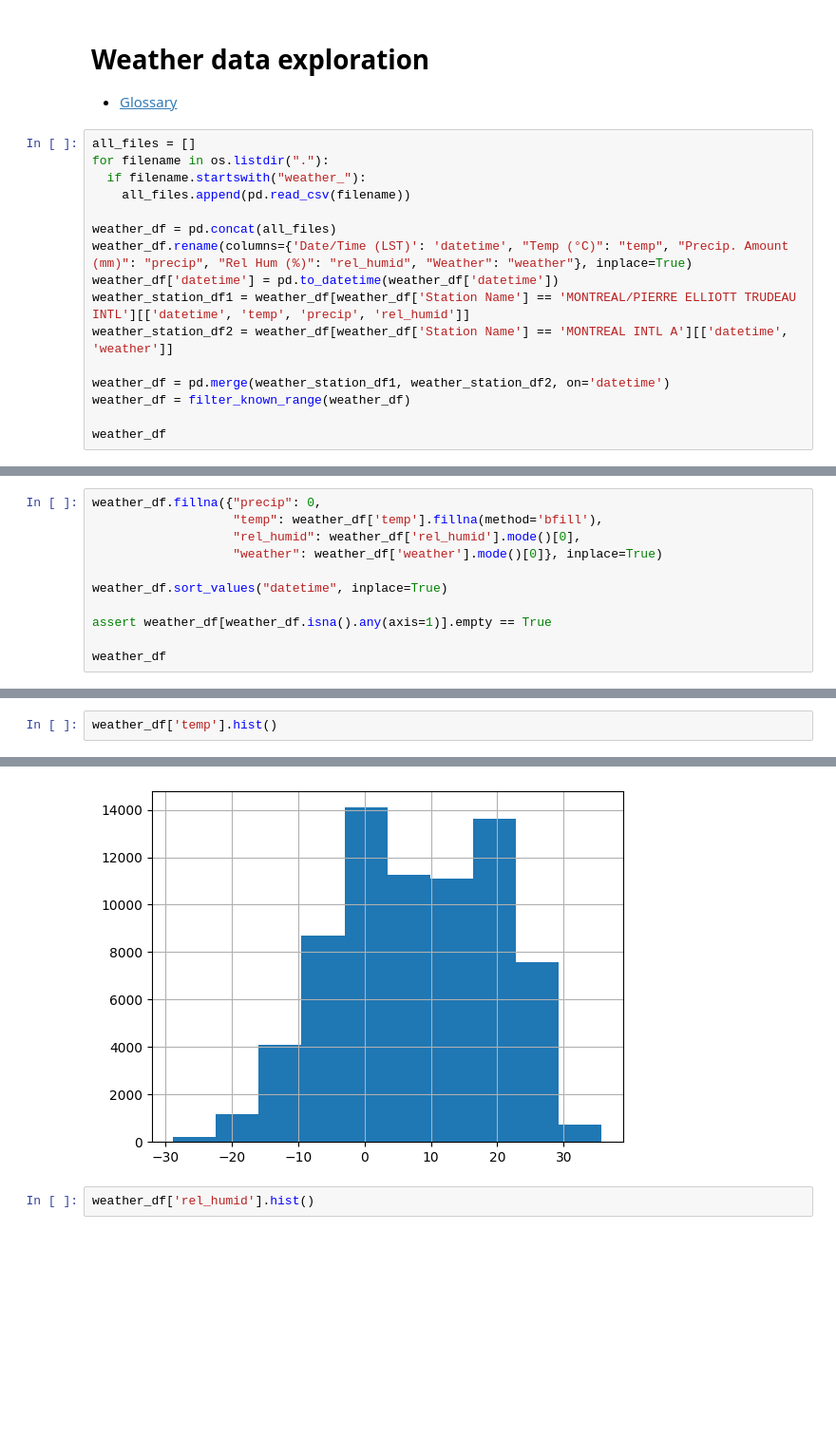
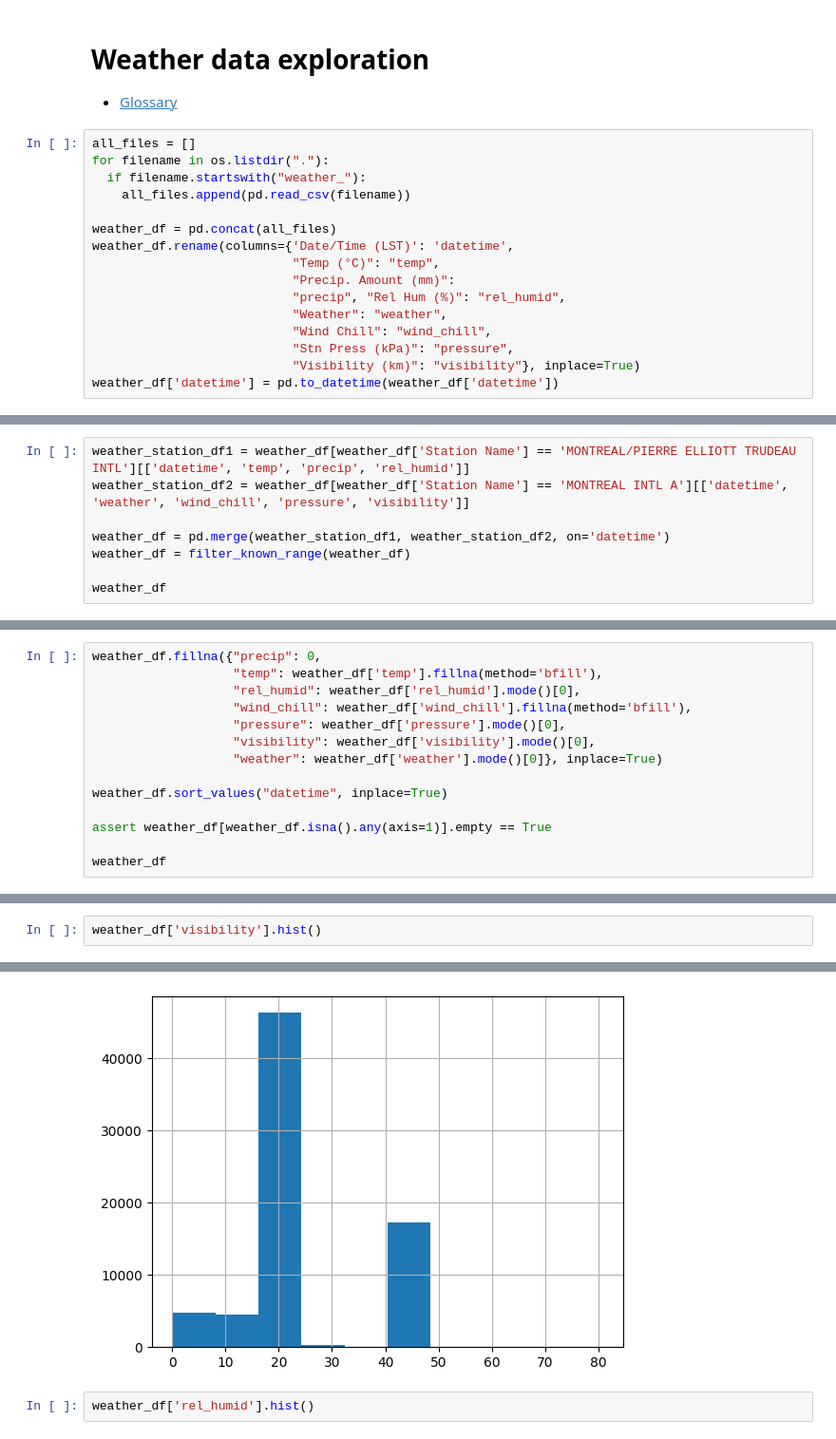
Before and after one commit to Magellol/montreal-aqi-predictions, a Jupyter notebook: index.ipynb, the cells around one changed output, grey strips where cells are left out. Shown at 95% size. Saved outputs shown, nothing was run; the diff lists cells and outputs as text; blank space fills up the shorter version.

```diff
--- a/index.ipynb
+++ b/index.ipynb
@@ -165,12 +162,12 @@ for filename in os.listdir("."):
     all_files.append(pd.read_csv(filename))
 
 weather_df = pd.concat(all_files)
-weather_df.rename(columns={'Date/Time (LST)': 'datetime', "Temp (°C)": "temp", "Precip. Amount (mm)": "precip", "Rel Hum (%)": "rel_humid", "Weather": "weather"}, inplace=True)
+weather_df.rename(columns={'Date/Time (LST)': 'datetime',
+                           "Temp (°C)": "temp",
+                           "Precip. Amount (mm)":
+                           "precip", "Rel Hum (%)": "rel_humid",
+                           "Weather": "weather",
+                           "Wind Chill": "wind_chill",
+                           "Stn Press (kPa)": "pressure",
+                           "Visibility (km)": "visibility"}, inplace=True)
 weather_df['datetime'] = pd.to_datetime(weather_df['datetime'])
-weather_station_df1 = weather_df[weather_df['Station Name'] == 'MONTREAL/PIERRE ELLIOTT TRUDEAU INTL'][['datetime', 'temp', 'precip', 'rel_humid']]
-weather_station_df2 = weather_df[weather_df['Station Name'] == 'MONTREAL INTL A'][['datetime', 'weather']]
-
-weather_df = pd.merge(weather_station_df1, weather_station_df2, on='datetime')
-weather_df = filter_known_range(weather_df)
-
-weather_df
@@ -190,0 +174,8 @@ weather_df
+# %%
+weather_station_df1 = weather_df[weather_df['Station Name'] == 'MONTREAL/PIERRE ELLIOTT TRUDEAU INTL'][['datetime', 'temp', 'precip', 'rel_humid']]
+weather_station_df2 = weather_df[weather_df['Station Name'] == 'MONTREAL INTL A'][['datetime', 'weather', 'wind_chill', 'pressure', 'visibility']]
+
+weather_df = pd.merge(weather_station_df1, weather_station_df2, on='datetime')
+weather_df = filter_known_range(weather_df)
+
+weather_df
@@ -192,6 +197,9 @@ weather_df
 weather_df.fillna({"precip": 0,
                    "temp": weather_df['temp'].fillna(method='bfill'),
                    "rel_humid": weather_df['rel_humid'].mode()[0],
+                   "wind_chill": weather_df['wind_chill'].fillna(method='bfill'),
+                   "pressure": weather_df['pressure'].mode()[0],
+                   "visibility": weather_df['visibility'].mode()[0],
                    "weather": weather_df['weather'].mode()[0]}, inplace=True)
 
 weather_df.sort_values("datetime", inplace=True)
@@ -216,8 +224,8 @@ weather_df
 # %%
-weather_df['temp'].hist()
+weather_df['visibility'].hist()
 # %% [output]
 <Axes: >
-[figure, old version]
+[figure, new version]
 # %%
 weather_df['rel_humid'].hist()
 # %% [output]
```
Also changed, not shown: parts of 16 cells of this notebook.
